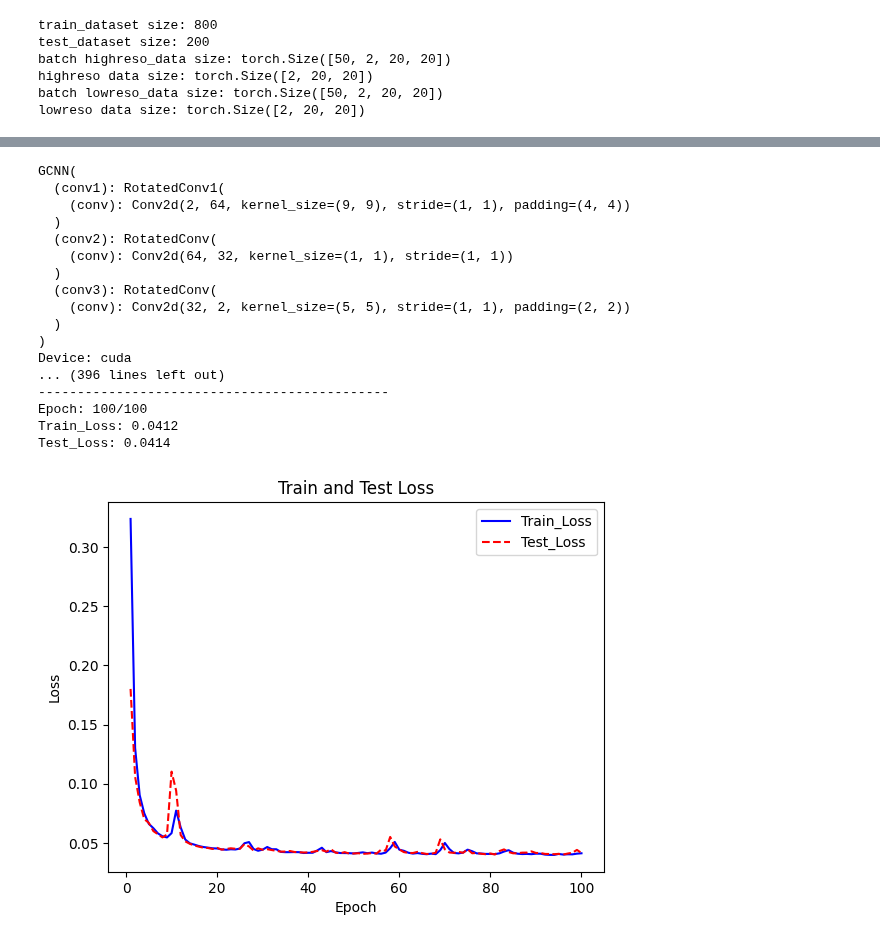
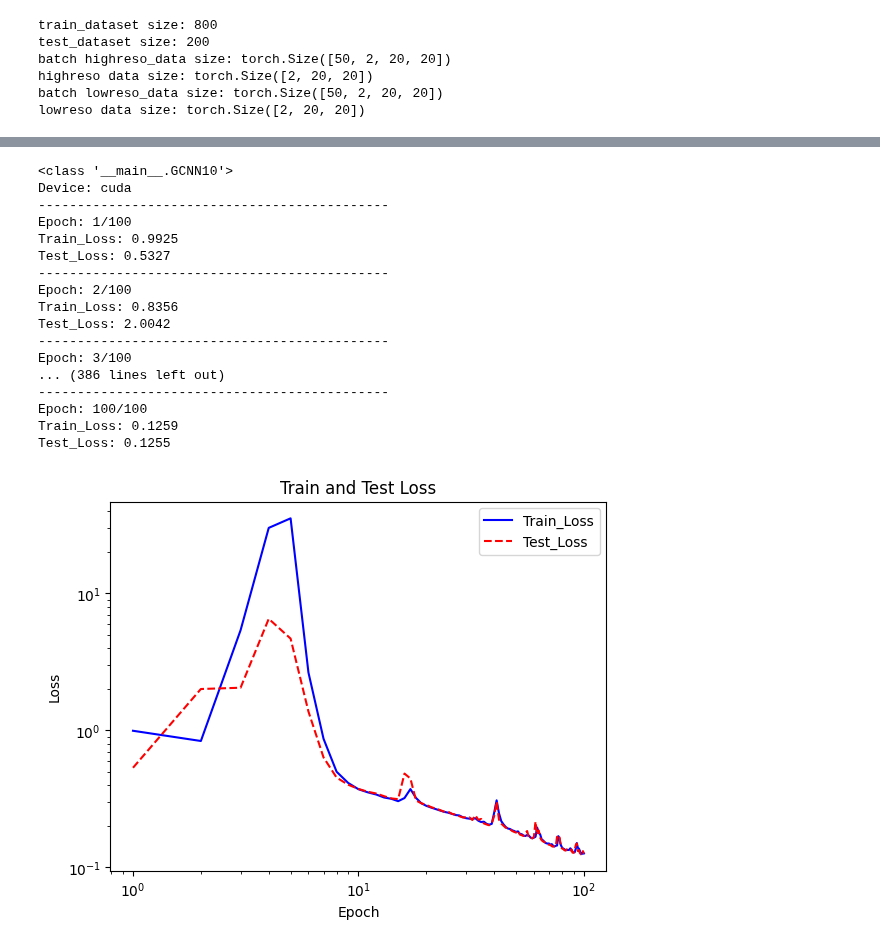
Before and after one commit to htymjun/da-sr, a Jupyter notebook: srgcnn.ipynb, the cells around one changed output, grey strips where cells are left out. Saved outputs shown, nothing was run; the diff lists cells and outputs as text; code cells hidden in the pictures.

```diff
--- a/srgcnn.ipynb
+++ b/srgcnn.ipynb
@@ -321,8 +367,8 @@ Test_Loss: 0.0233
 # %%
 # use GPU
 device = torch.device('cuda' if torch.cuda.is_available() else 'cpu')
-net_GCNN = GCNN().to(device)   # choose GCNN
-print(net_GCNN)
+net5 = GCNN5().to(device)   # choose GCNN
+print(GCNN5)
 # check device
 print("Device: {}".format(device))
 
@@ -330,12 +376,12 @@ print("Device: {}".format(device))
 criterion = nn.MSELoss()
 
 # define optimizer
-optimizer = optim.Adam(net_GCNN.parameters())
+optimizer = optim.Adam(net5.parameters())
 
 # define epoch
 epoch = 100
 
-net_GCNN, train_loss_list, test_loss_list = trainNN(net_GCNN,optimizer,criterion,train_batch,test_batch,epoch)
+net5, train_loss_list, test_loss_list = trainNN(net5,optimizer,criterion,train_batch,test_batch,epoch)
 
 # loss（MSE）
 plt.figure()
@@ -347,25 +393,59 @@ plt.plot(range(1, epoch+1), train_loss_list, color='blue',
 plt.plot(range(1, epoch+1), test_loss_list, color='red',
          linestyle='--', label='Test_Loss')
 plt.legend()
+plt.xscale('log')
+plt.yscale('log')
 plt.show()
-# %% [output]
-GCNN(
-  (conv1): RotatedConv1(
-    (conv): Conv2d(2, 64, kernel_size=(9, 9), stride=(1, 1), padding=(4, 4))
-  )
-  (conv2): RotatedConv(
-    (conv): Conv2d(64, 32, kernel_size=(1, 1), stride=(1, 1))
-  )
-  (conv3): RotatedConv(
-    (conv): Conv2d(32, 2, kernel_size=(5, 5), stride=(1, 1), padding=(2, 2))
-  )
-)
-Device: cuda
-... (396 lines left out)
----------------------------------------------
-Epoch: 100/100
-Train_Loss: 0.0412
-Test_Loss: 0.0414
-[figure, removed]
+# %%
+# use GPU
+device = torch.device('cuda' if torch.cuda.is_available() else 'cpu')
+net10 = GCNN10().to(device)   # choose GCNN
+print(GCNN10)
+# check device
+print("Device: {}".format(device))
+
+# define loss function
+criterion = nn.MSELoss()
+
+# define optimizer
+optimizer = optim.Adam(net10.parameters())
+
+# define epoch
+epoch = 100
+
+net10, train_loss_list, test_loss_list = trainNN(net10,optimizer,criterion,train_batch,test_batch,epoch)
+
+# loss（MSE）
+plt.figure()
+plt.title('Train and Test Loss')
+plt.xlabel('Epoch')
+plt.ylabel('Loss')
+plt.plot(range(1, epoch+1), train_loss_list, color='blue',
+         linestyle='-', label='Train_Loss')
+plt.plot(range(1, epoch+1), test_loss_list, color='red',
+         linestyle='--', label='Test_Loss')
+plt.legend()
+plt.xscale('log')
+plt.yscale('log')
+plt.show()
+# %% [output]
+<class '__main__.GCNN10'>
+Device: cuda
+---------------------------------------------
+Epoch: 1/100
+Train_Loss: 0.9925
+Test_Loss: 0.5327
+---------------------------------------------
+Epoch: 2/100
+Train_Loss: 0.8356
+Test_Loss: 2.0042
+---------------------------------------------
+Epoch: 3/100
+... (386 lines left out)
+---------------------------------------------
+Epoch: 100/100
+Train_Loss: 0.1259
+Test_Loss: 0.1255
+[figure, added]
 # %%
 # check super-resolution data
```
Also changed, not shown: parts of 9 cells of this notebook.
